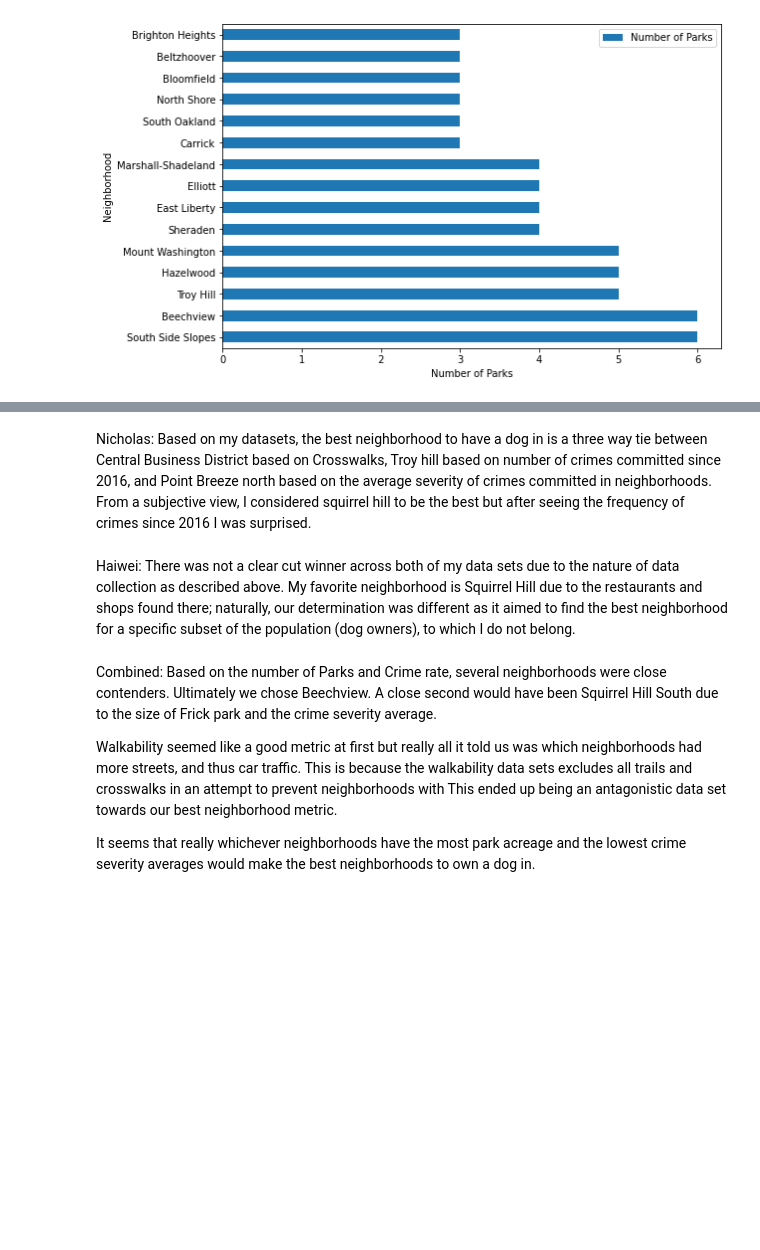
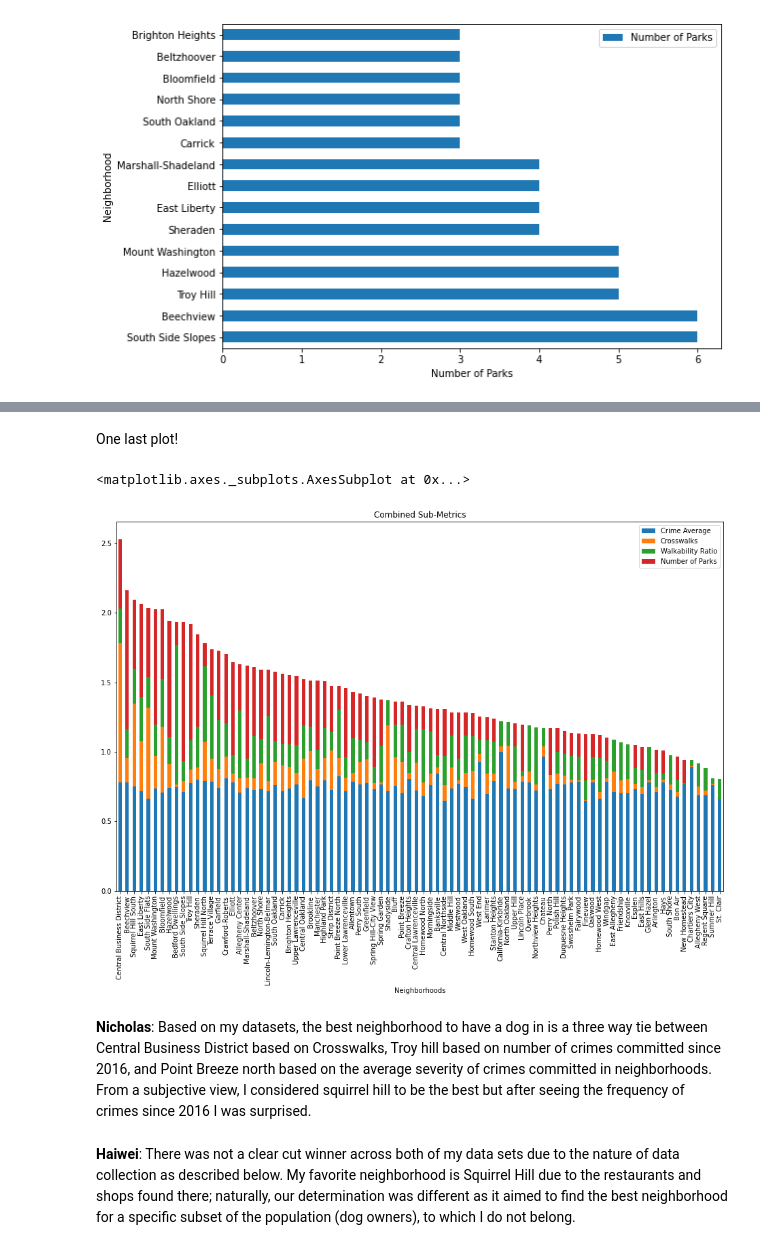
Before and after one commit to xney/0010Final, a Jupyter notebook: final_notebook.ipynb, the cells around one changed output, grey strips where cells are left out. Drawn from its saved outputs; the diff is of its cells as text; code cells hidden in the pictures; blank space fills up the shorter version.

```diff
--- a/final_notebook.ipynb
+++ b/final_notebook.ipynb
@@ -362,0 +374,12 @@ Text(0, 0.5, 'Neighborhood')
+# %%
+combined_data = neighborhood_crime_average_severity.merge(neighborhood_crosswalk_frequency,
+                                                          left_on='Neighborhoods',right_on='Neighborhood')
+combined_data = combined_data.merge(walkabilityMap,left_on='Neighborhoods',right_on='hood')
+combined_data = combined_data.merge(parksMap,left_on='Neighborhoods',right_on='hood')
+combined_data = combined_data[['Neighborhoods','Crime Average','Crosswalks','Ratio','Number of Parks']]
+combined_data = combined_data.rename(index=str, columns={"Ratio":"Walkability Ratio"})
+combined_data = combined_data.fillna(0)
+combined_data["Walkability Ratio"] = pd.to_numeric(combined_data["Walkability Ratio"])
+combined_data["Number of Parks"] = pd.to_numeric(combined_data["Number of Parks"])
+
+combined_data.head()
@@ -362,0 +395,8 @@ Text(0, 0.5, 'Neighborhood')
+# %%
+for x in combined_data.columns.values:
+    if x != 'Neighborhoods':
+        combined_data[x] = combined_data[x]/combined_data[x].max()
+combined_data['Total'] = combined_data.sum(axis=1,numeric_only=True)
+combined_data = combined_data.sort_values('Total', ascending=False)
+combined_data = combined_data.drop('Total',axis=1)
+combined_data.head()
@@ -363,10 +410,11 @@ Text(0, 0.5, 'Neighborhood')
+# %% [markdown]
+One last plot!
+# %%
+combined_data.plot.bar(x='Neighborhoods', stacked=True, figsize = (16,10), title = "Combined Sub-Metrics")
+# %% [output]
+<matplotlib.axes._subplots.AxesSubplot at 0x...>
+[figure, added]
 # %% [markdown]
-Nicholas: Based on my datasets, the best neighborhood to have a dog in is a three way tie between Central Business District based on Crosswalks, Troy hill based on number of crimes committed since 2016, and Point Breeze north based on the average severity of crimes committed in neighborhoods. From a subjective view, I considered squirrel hill to be the best but after seeing the frequency of crimes since 2016 I was surprised.
+**Nicholas**: Based on my datasets, the best neighborhood to have a dog in is a three way tie between Central Business District based on Crosswalks, Troy hill based on number of crimes committed since 2016, and Point Breeze north based on the average severity of crimes committed in neighborhoods. From a subjective view, I considered squirrel hill to be the best but after seeing the frequency of crimes since 2016 I was surprised.
 # %% [markdown]
-Haiwei: There was not a clear cut winner across both of my data sets due to the nature of data collection as described above. My favorite neighborhood is Squirrel Hill due to the restaurants and shops found there; naturally, our determination was different as it aimed to find the best neighborhood for a specific subset of the population (dog owners), to which I do not belong.
+**Haiwei**: There was not a clear cut winner across both of my data sets due to the nature of data collection as described below. My favorite neighborhood is Squirrel Hill due to the restaurants and shops found there; naturally, our determination was different as it aimed to find the best neighborhood for a specific subset of the population (dog owners), to which I do not belong.
-# %% [markdown]
-Combined: Based on the number of Parks and Crime rate, several neighborhoods were close contenders. Ultimately we chose Beechview. A close second would have been Squirrel Hill South due to the size of Frick park and the crime severity average.
-
-Walkability seemed like a good metric at first but really all it told us was which neighborhoods had more streets, and thus car traffic. This is because the walkability data sets excludes all trails and crosswalks in an attempt to prevent neighborhoods with This ended up being an antagonistic data set towards our best neighborhood metric.
-
-It seems that really whichever neighborhoods have the most park acreage and the lowest crime severity averages would make the best neighborhoods to own a dog in.
```
Also changed, not shown: parts of 14 cells of this notebook.
